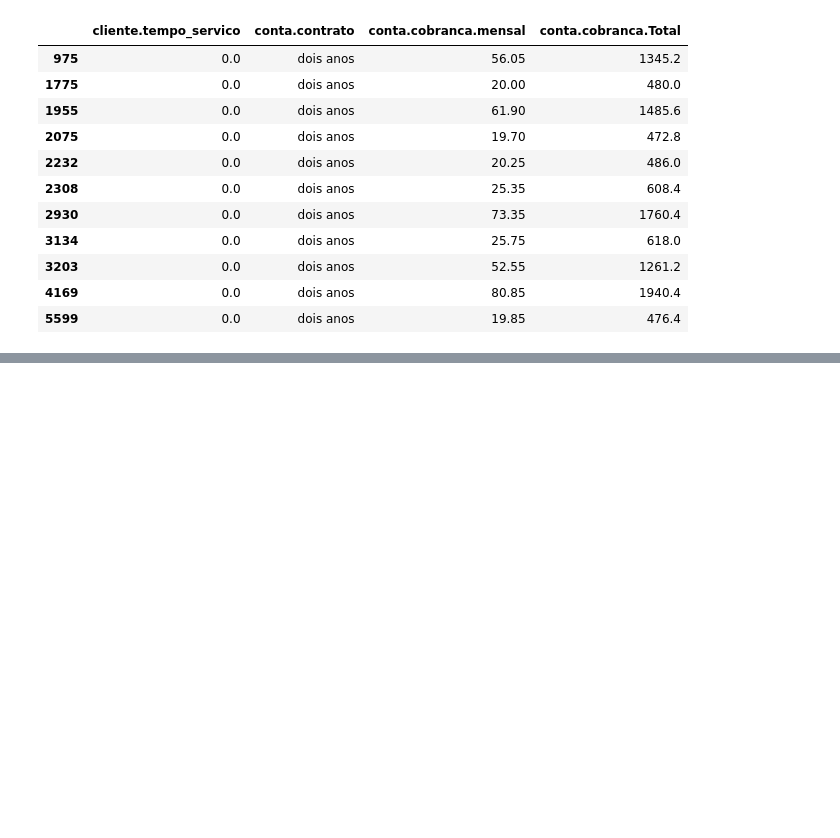
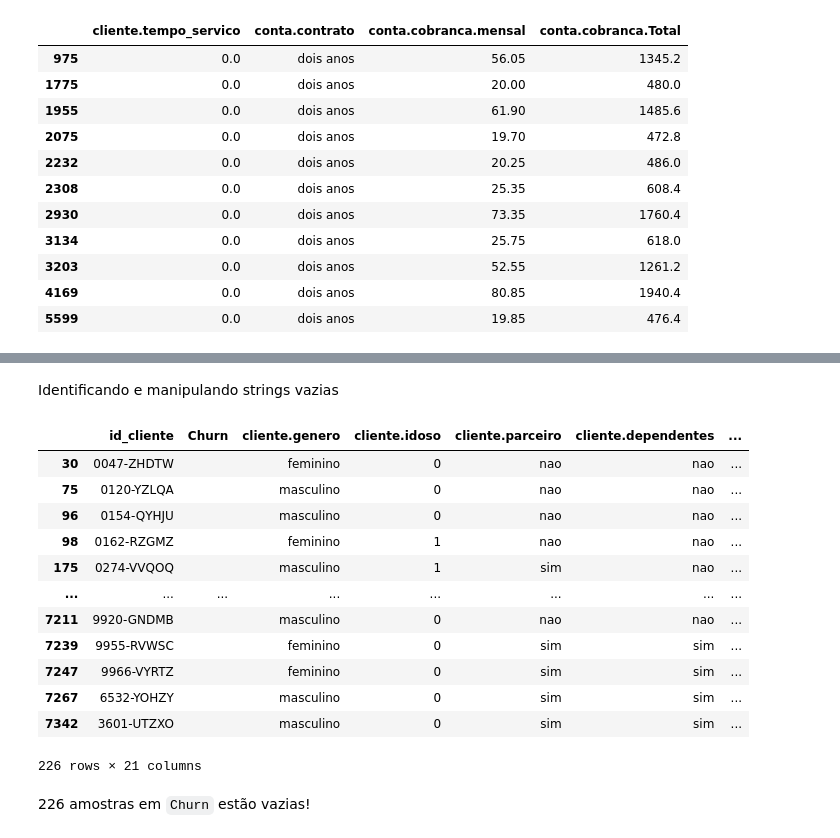
Before and after one commit to victorccampos/DataScienceWithPython, a Jupyter notebook: Pandas/pandas05.ipynb, the cells around one changed output, grey strips where cells are left out. Drawn from its saved outputs; the diff is of its cells as text; code cells hidden in the pictures; blank space fills up the shorter version.

```diff
--- a/Pandas/pandas05.ipynb
+++ b/Pandas/pandas05.ipynb
@@ -216,0 +232,2 @@ dados.loc[indexes, "cliente.tempo_servico"] = 24
+# %%
+dados['conta.cobranca.Total']  = dados['conta.cobranca.Total'].astype(np.float64)
@@ -216,0 +254,20 @@ dados.loc[indexes, "cliente.tempo_servico"] = 24
+# %% [markdown]
+Identificando e manipulando strings vazias
+# %%
+dados.query("Churn ==''")
+# %% [output]
+|  | id_cliente | Churn | cliente.genero | cliente.idoso | cliente.parceiro | cliente.dependentes | ... |
+| 30 | 0047-ZHDTW |  | feminino | 0 | nao | nao | ... |
+| 75 | 0120-YZLQA |  | masculino | 0 | nao | nao | ... |
+| 96 | 0154-QYHJU |  | masculino | 0 | nao | nao | ... |
+| 98 | 0162-RZGMZ |  | feminino | 1 | nao | nao | ... |
+| 175 | 0274-VVQOQ |  | masculino | 1 | sim | nao | ... |
+| ... | ... | ... | ... | ... | ... | ... | ... |
+| 7211 | 9920-GNDMB |  | masculino | 0 | nao | nao | ... |
+| 7239 | 9955-RVWSC |  | feminino | 0 | sim | sim | ... |
+| 7247 | 9966-VYRTZ |  | feminino | 0 | sim | sim | ... |
+| 7267 | 6532-YOHZY |  | masculino | 0 | sim | sim | ... |
+| 7342 | 3601-UTZXO |  | masculino | 0 | sim | sim | ... |
+226 rows × 21 columns
+# %% [markdown]
+226 amostras em `Churn` estão vazias!
```
Also changed, not shown: parts of 9 cells of this notebook, 2 other files.
